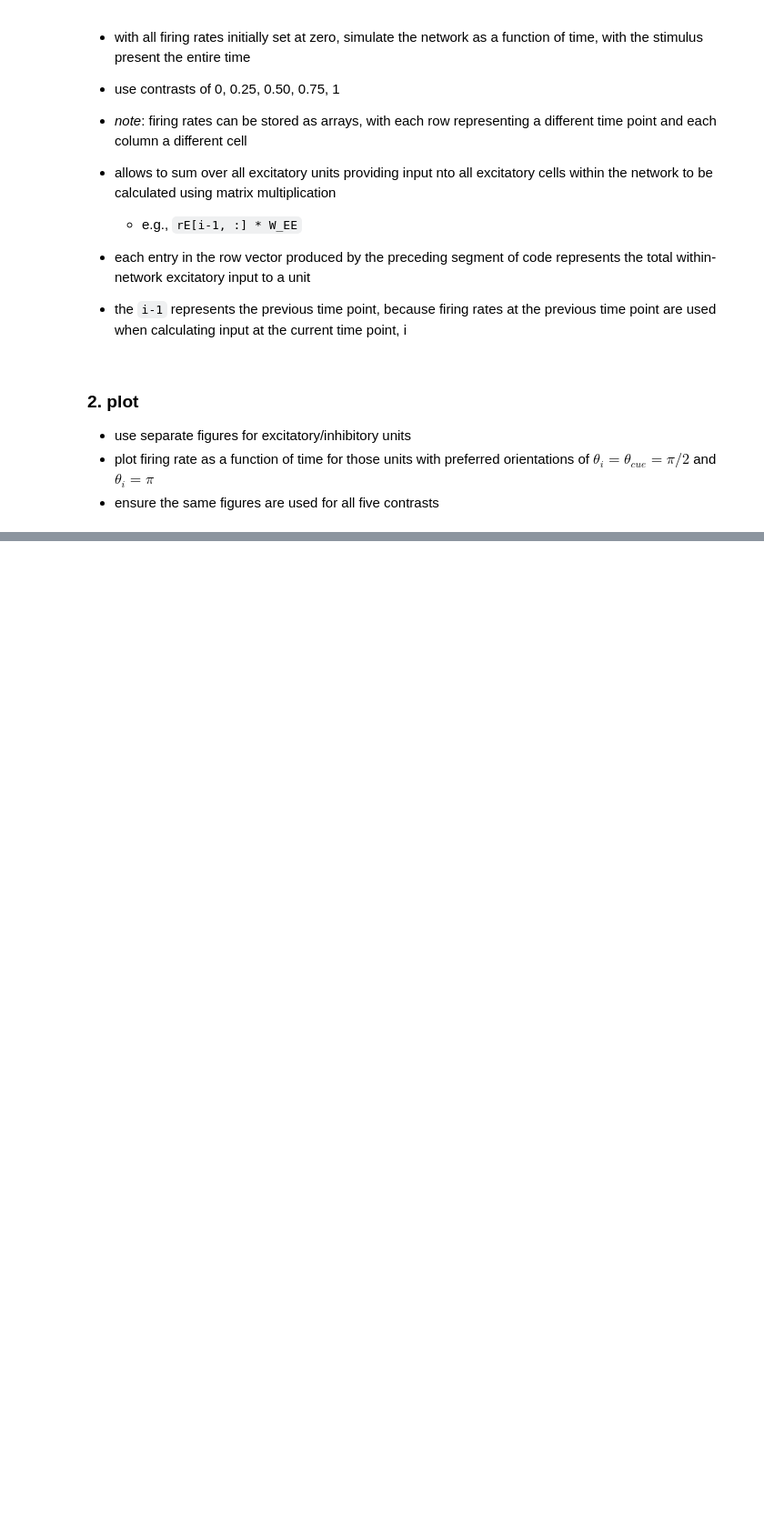
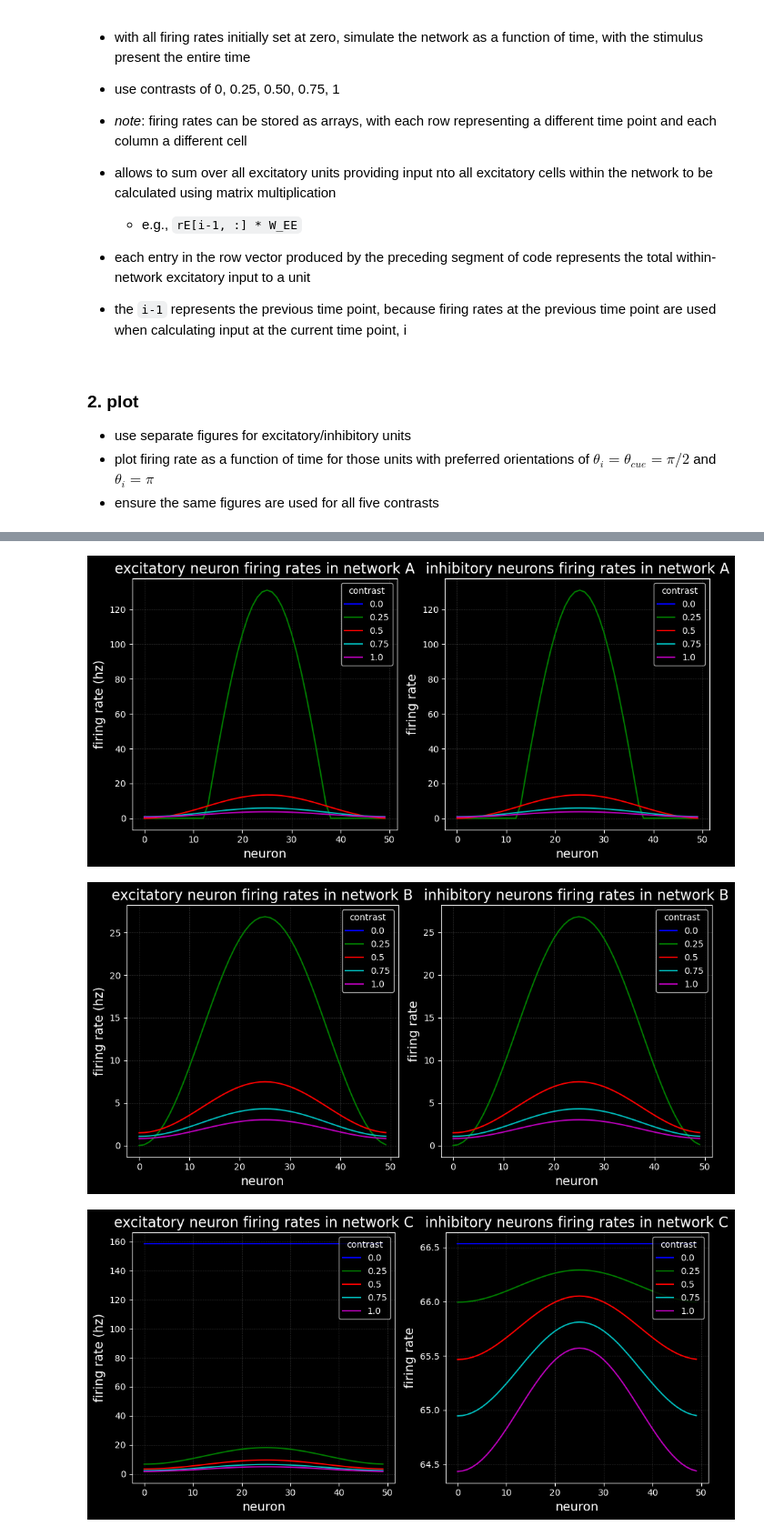
Before and after one commit to polsen99/intro_comp_neuro, a Jupyter notebook: ch6 (firing-rate models, network dynamics)/tutorial 6.4 - orientation selectivity in a ring model.ipynb, the cells around one changed output, grey strips where cells are left out. Shown at 91% size. Cells and saved outputs as stored; diff of their text form; code cells hidden in the pictures; blank space fills up the shorter version.

```diff
--- a/ch6 (firing-rate models, network dynamics)/tutorial 6.4 - orientation selectivity in a ring model.ipynb
+++ b/ch6 (firing-rate models, network dynamics)/tutorial 6.4 - orientation selectivity in a ring model.ipynb
@@ -294,0 +330,43 @@ for network in ['A', 'B', 'C']:
+# %%
+colors = ['b', 'g', 'r', 'c', 'm']
+linestyles = ['-', '--']
+linewidth = 1.5
+
+for network in ['A', 'B', 'C']:
+    contrast_results = results[network]
+    fig, ax = plt.subplots(1, 2, figsize=(10, 5))
+
+    for idx, c in enumerate(contrast_results):
+        color = colors[idx]
+        exc = contrast_results[c]['exc']
+        inh = contrast_results[c]['inh']
+
+        # rescale
+        exc = exc / np.mean(exc)
+        inh = inh / np.mean(inh)
+        # firing rates at last time point
+        exc_last = exc[-1, :]
+        inh_last = inh[-1, :]
+
+        # excitatory plot
+        ax[0].plot(range(50), exc_last, label=c, color=color, linewidth=linewidth)
+        # inhibitory plot
+        ax[1].plot(range(50), inh_last, label=c, color=color, linewidth=linewidth)
+
+    ax[0].set_xlabel('neuron', fontsize=14)
+    ax[0].set_ylabel('firing rate (hz)', fontsize=14)
+    ax[0].legend(frameon=True, fontsize=10, title='contrast', loc='upper right')
+    ax[0].grid(True, which='both', linestyle='--', linewidth=0.5, alpha=0.2)
+    ax[0].set_title(f'excitatory neuron firing rates in network {network}', fontsize=16)
+
+    ax[1].set_xlabel('neuron', fontsize=14)
+    ax[1].set_ylabel('firing rate', fontsize=14)
+    ax[1].legend(frameon=True, fontsize=10, title='contrast', loc='upper right')
+    ax[1].grid(True, which='both', linestyle='--', linewidth=0.5, alpha=0.2)
+    ax[1].set_title(f'inhibitory neurons firing rates in network {network}', fontsize=16)
+
+    plt.tight_layout()
+# %% [output]
+[figure, added]
+[figure, added]
+[figure, added]
```
Also changed, not shown: parts of 4 cells of this notebook.
